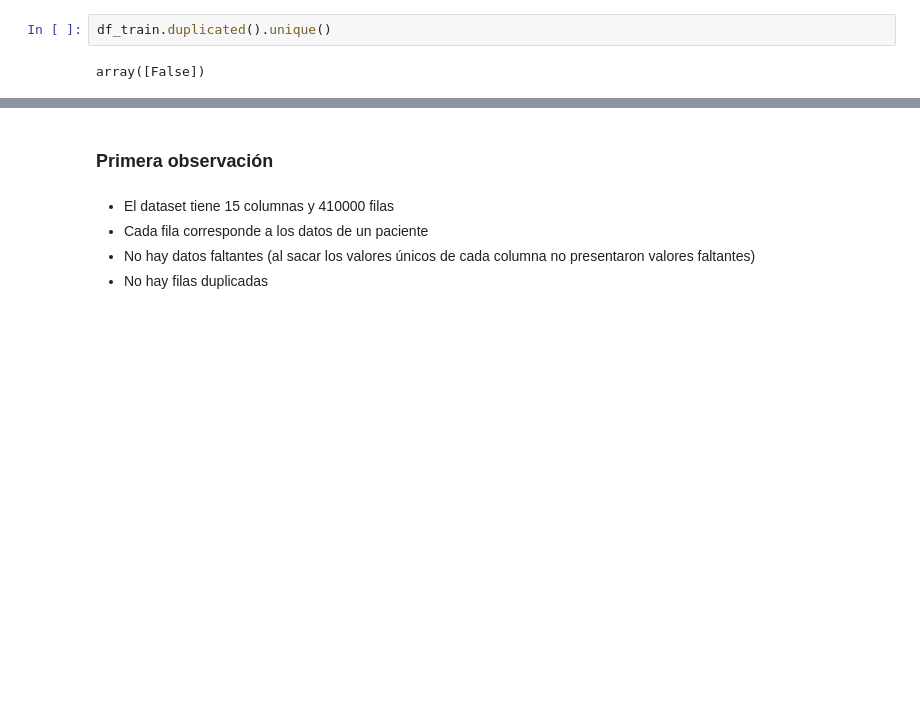
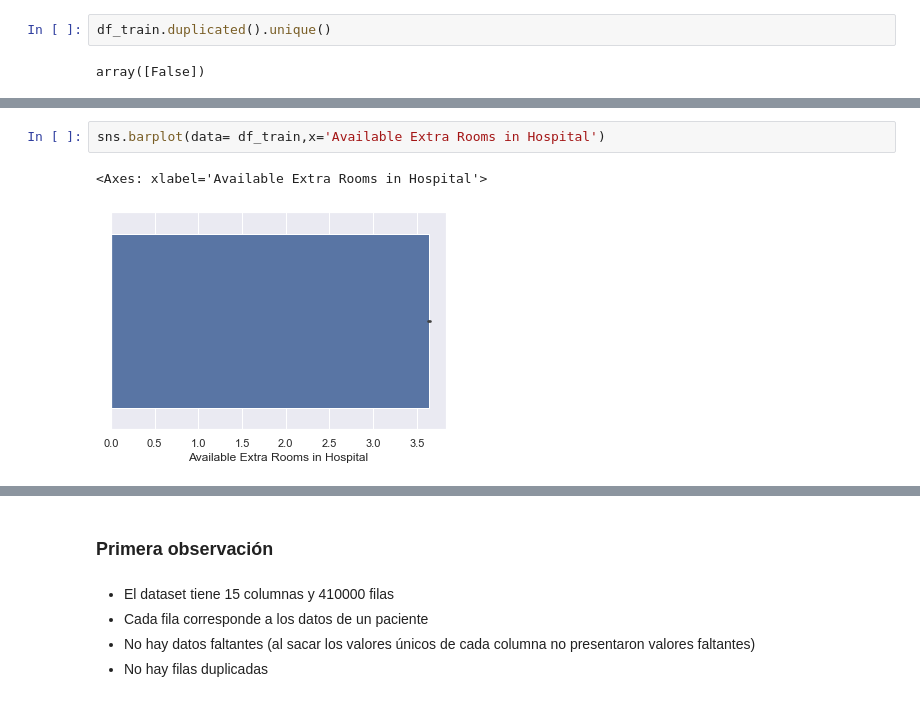
Before and after one commit to Heizhem/Datathon, a Jupyter notebook: eda.ipynb, the cells around one changed output, grey strips where cells are left out. Drawn from its saved outputs; the diff is of its cells as text; blank space fills up the shorter version.

```diff
--- a/eda.ipynb
+++ b/eda.ipynb
@@ -56,0 +122,5 @@ array([False])
+# %%
+sns.barplot(data= df_train,x='Available Extra Rooms in Hospital')
+# %% [output]
+<Axes: xlabel='Available Extra Rooms in Hospital'>
+[figure, added]
```
Also changed, not shown: parts of 17 cells of this notebook.
